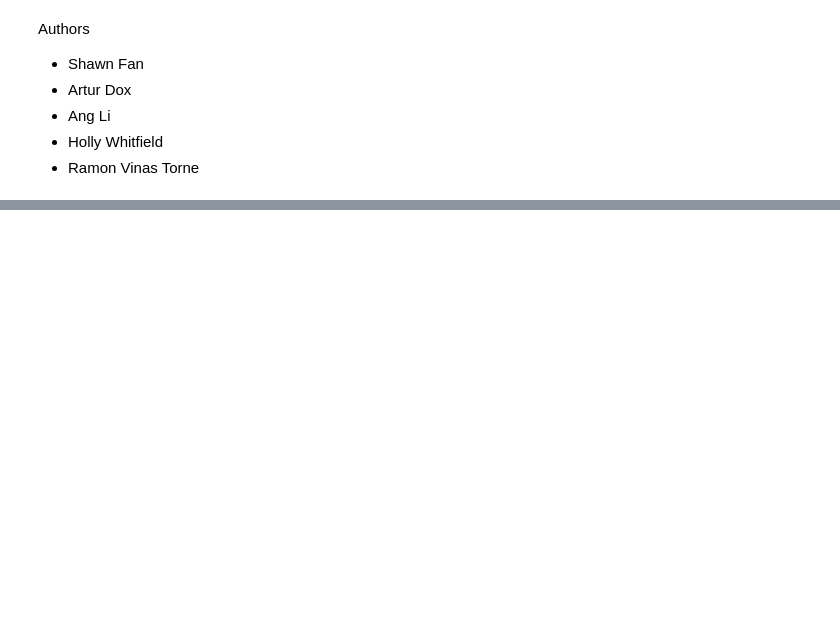
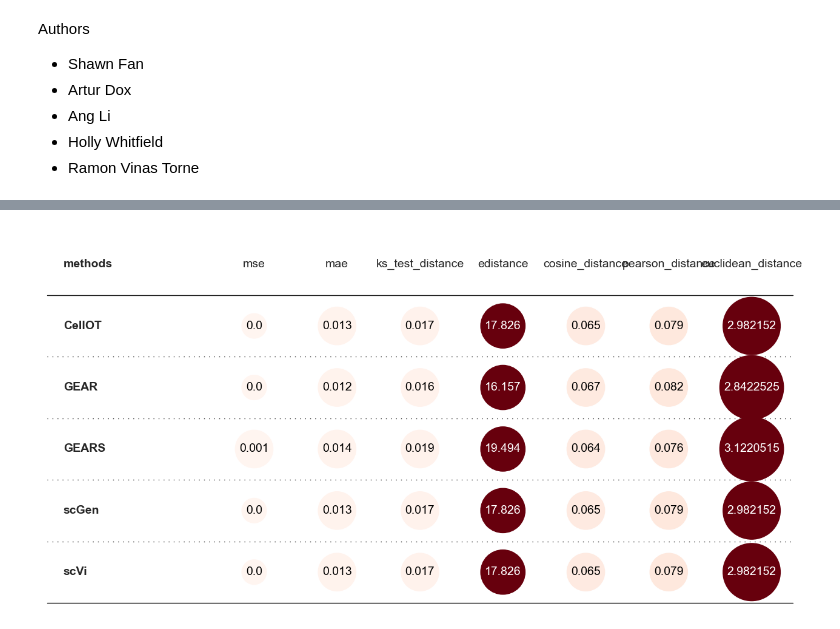
Before and after one commit to chanzuckerberg/scEvalsJam, a Jupyter notebook: metrics/metrics_demo.ipynb, the cells around one changed output, grey strips where cells are left out. Cells and saved outputs as stored; diff of their text form; code cells hidden in the pictures; blank space fills up the shorter version.

```diff
--- a/metrics/metrics_demo.ipynb
+++ b/metrics/metrics_demo.ipynb
@@ -68,0 +177,6 @@ results_df
+# %%
+results = results_shuffeled.copy()
+results['methods'] = ['scGen','scGen','scVi','scVi','GEAR','GEARS','CellOT','CellOT']
+plot_metrics(results,['FOXA1','FOXA3'],['mse','mae','ks_test_distance','edistance','cosine_distance','pearson_distance','euclidean_distance'])
+# %% [output]
+[figure, added]
```
Also changed, not shown: parts of 10 cells of this notebook.
